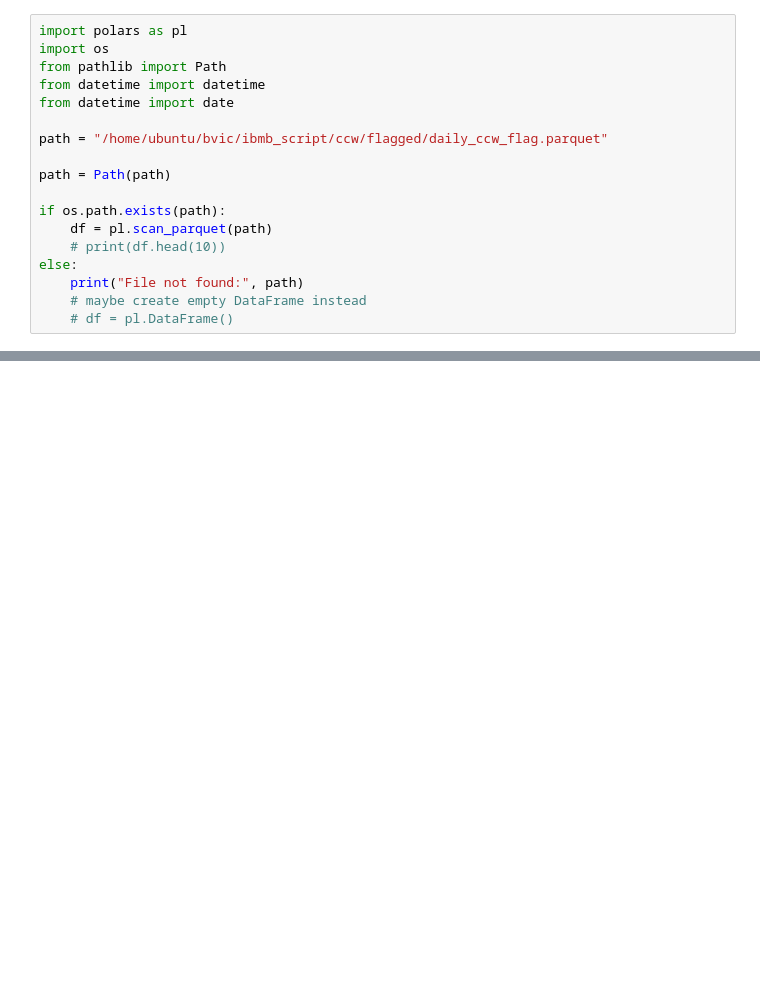
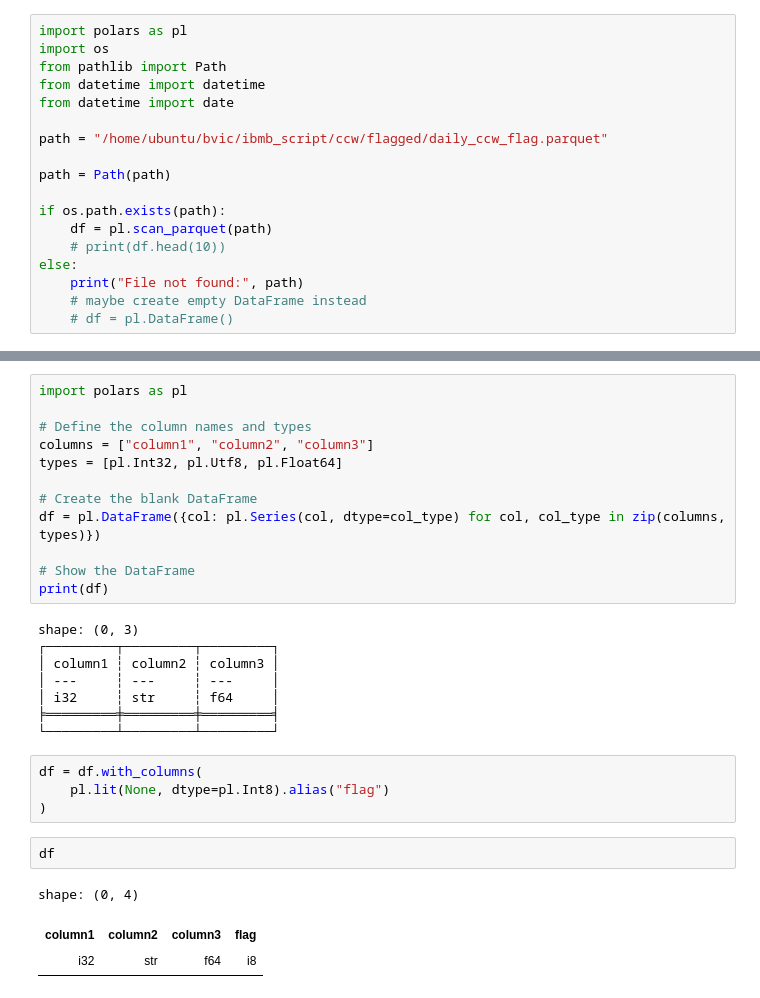
Before and after one commit to daniel-satria/fds_bvic, a Jupyter notebook: ibmb_script/ccw/test_hist.ipynb, the cells around one changed output, grey strips where cells are left out. Saved outputs shown, nothing was run; the diff lists cells and outputs as text; blank space fills up the shorter version.

```diff
--- a/ibmb_script/ccw/test_hist.ipynb
+++ b/ibmb_script/ccw/test_hist.ipynb
@@ -371,3 +429,33 @@ shape: (7, 18)
 | 2025-09-02 15:57:47 | "0971024551" | "FAIZAL HAMZAH" | null | null | ... |
 | 2025-09-02 15:59:11 | "0971024551" | "FAIZAL HAMZAH" | null | null | ... |
 | 2025-09-04 17:30:58 | "0971024551" | "FAIZAL HAMZAH" | null | null | ... |
+# %%
+import polars as pl
+
+# Define the column names and types
+columns = ["column1", "column2", "column3"]
+types = [pl.Int32, pl.Utf8, pl.Float64]
+
+# Create the blank DataFrame
+df = pl.DataFrame({col: pl.Series(col, dtype=col_type) for col, col_type in zip(columns, types)})
+
+# Show the DataFrame
+print(df)
+# %% [output]
+shape: (0, 3)
+┌─────────┬─────────┬─────────┐
+│ column1 ┆ column2 ┆ column3 │
+│ ---     ┆ ---     ┆ ---     │
+│ i32     ┆ str     ┆ f64     │
+╞═════════╪═════════╪═════════╡
+└─────────┴─────────┴─────────┘
+# %%
+df = df.with_columns(
+    pl.lit(None, dtype=pl.Int8).alias("flag")
+)
+# %%
+df
+# %% [output]
+shape: (0, 4)
+| column1 | column2 | column3 | flag |
+| i32 | str | f64 | i8 |
```
Also changed, not shown: parts of 9 cells of this notebook, 4 other files.
